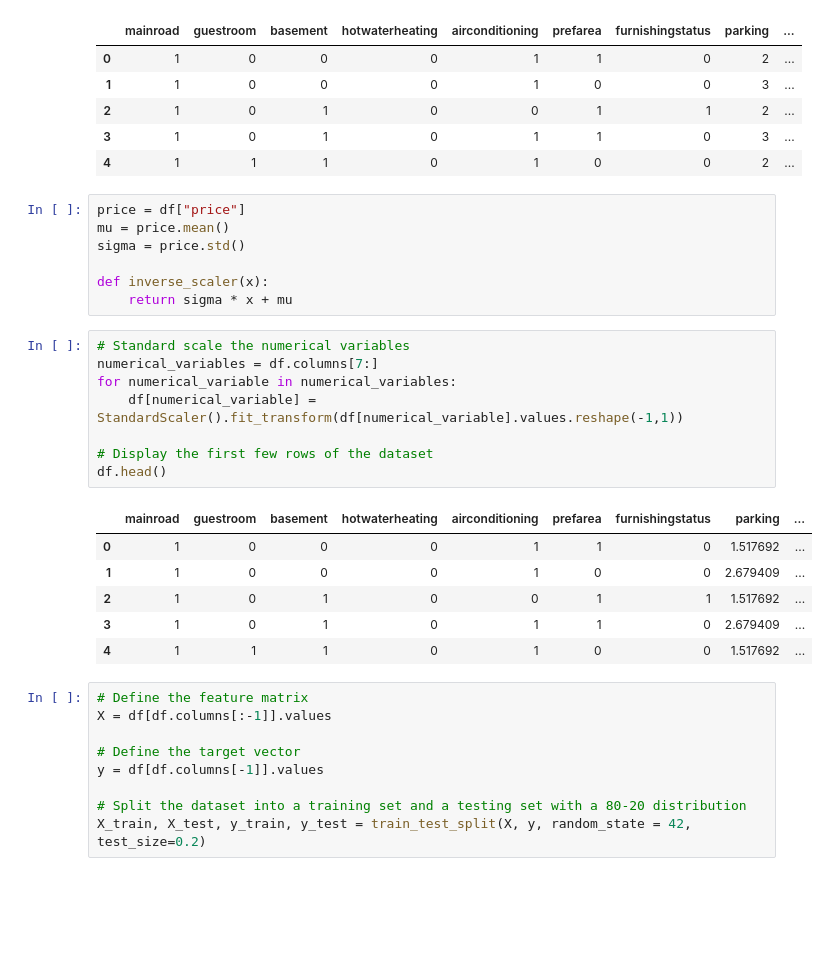
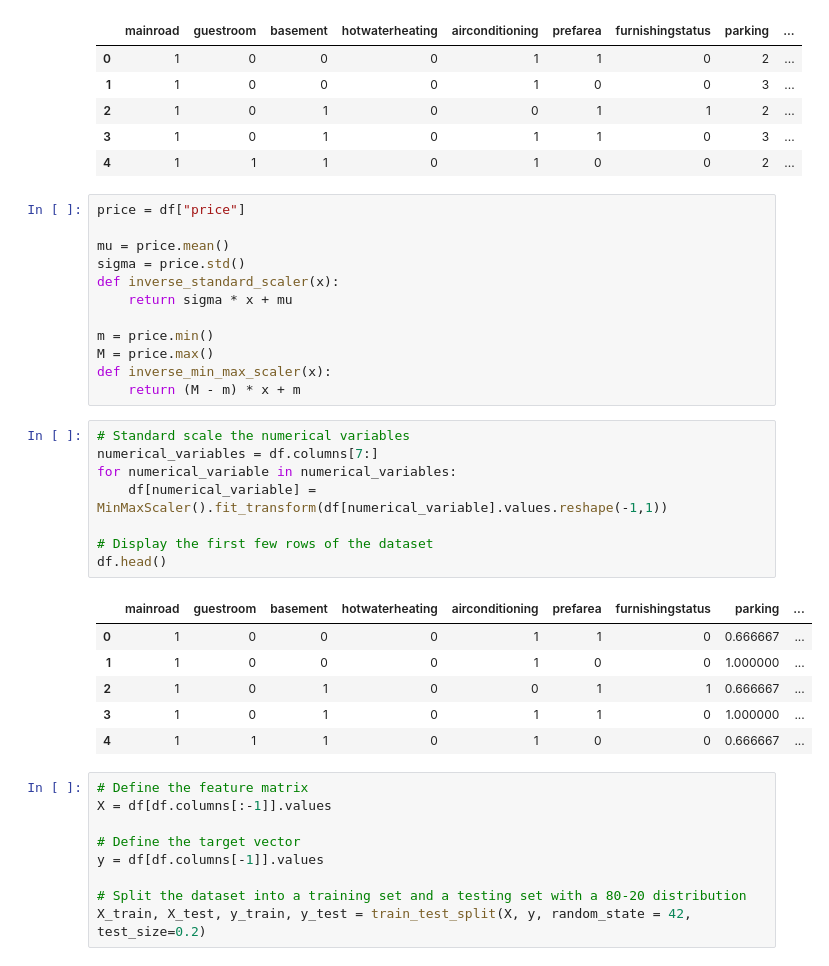
Before and after one commit to mzakariaz/BI-Machine-Learning-Project-1, a Jupyter notebook: house-price-prediction.ipynb, the cells around one changed output. Drawn from its saved outputs; the diff is of its cells as text; blank space fills up the shorter version.

```diff
--- a/house-price-prediction.ipynb
+++ b/house-price-prediction.ipynb
@@ -240,26 +241,31 @@ df.head()
 | 4 | 1 | 1 | 1 | 0 | 1 | 0 | 0 | 2 | ... |
 # %%
 price = df["price"]
+
 mu = price.mean()
 sigma = price.std()
+def inverse_standard_scaler(x):
+    return sigma * x + mu
 
-def inverse_scaler(x):
-    return sigma * x + mu
+m = price.min()
+M = price.max()
+def inverse_min_max_scaler(x):
+    return (M - m) * x + m
 # %%
 # Standard scale the numerical variables
 numerical_variables = df.columns[7:]
 for numerical_variable in numerical_variables:
-    df[numerical_variable] = StandardScaler().fit_transform(df[numerical_variable].values.reshape(-1,1))
+    df[numerical_variable] = MinMaxScaler().fit_transform(df[numerical_variable].values.reshape(-1,1))
 
 # Display the first few rows of the dataset
 df.head()
 # %% [output]
 |  | mainroad | guestroom | basement | hotwaterheating | airconditioning | prefarea | furnishingstatus | parking | ... |
-| 0 | 1 | 0 | 0 | 0 | 1 | 1 | 0 | 1.517692 | ... |
-| 1 | 1 | 0 | 0 | 0 | 1 | 0 | 0 | 2.679409 | ... |
-| 2 | 1 | 0 | 1 | 0 | 0 | 1 | 1 | 1.517692 | ... |
-| 3 | 1 | 0 | 1 | 0 | 1 | 1 | 0 | 2.679409 | ... |
-| 4 | 1 | 1 | 1 | 0 | 1 | 0 | 0 | 1.517692 | ... |
+| 0 | 1 | 0 | 0 | 0 | 1 | 1 | 0 | 0.666667 | ... |
+| 1 | 1 | 0 | 0 | 0 | 1 | 0 | 0 | 1.000000 | ... |
+| 2 | 1 | 0 | 1 | 0 | 0 | 1 | 1 | 0.666667 | ... |
+| 3 | 1 | 0 | 1 | 0 | 1 | 1 | 0 | 1.000000 | ... |
+| 4 | 1 | 1 | 1 | 0 | 1 | 0 | 0 | 0.666667 | ... |
 # %%
 # Define the feature matrix
 X = df[df.columns[:-1]].values
```
Also changed, not shown: parts of 9 cells of this notebook.
